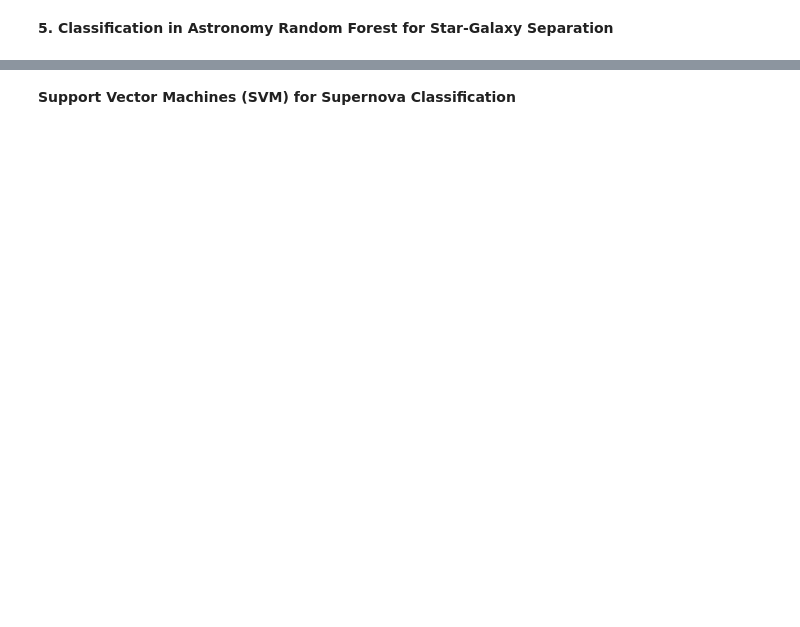
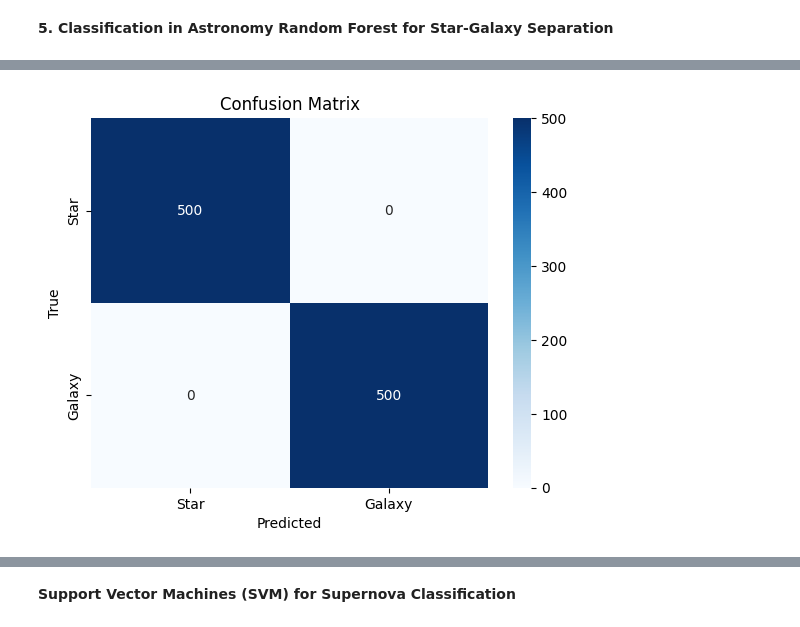
Before and after one commit to Danselem/brics_astro, a Jupyter notebook: Week6/05_MLinastro.ipynb, the cells around one changed output, grey strips where cells are left out. Cells and saved outputs as stored; diff of their text form; code cells hidden in the pictures; blank space fills up the shorter version.

```diff
--- a/Week6/05_MLinastro.ipynb
+++ b/Week6/05_MLinastro.ipynb
@@ -139,0 +288,21 @@ Accuracy: 0.91
+# %%
+
+#Output:
+
+#Best parameters (e.g., max_depth=20, n_estimators=200).
+
+#Improved accuracy (~96-98%).
+
+#Evaluation
+#Confusion Matrix
+
+cm = confusion_matrix(y_test, y_pred_best)
+sns.heatmap(cm, annot=True, fmt='d', cmap='Blues',
+            xticklabels=['Star', 'Galaxy'],
+            yticklabels=['Star', 'Galaxy'])
+plt.xlabel('Predicted')
+plt.ylabel('True')
+plt.title('Confusion Matrix')
+plt.show()
+# %% [output]
+[figure, added]
```
Also changed, not shown: parts of 28 cells of this notebook, 1 other file.
